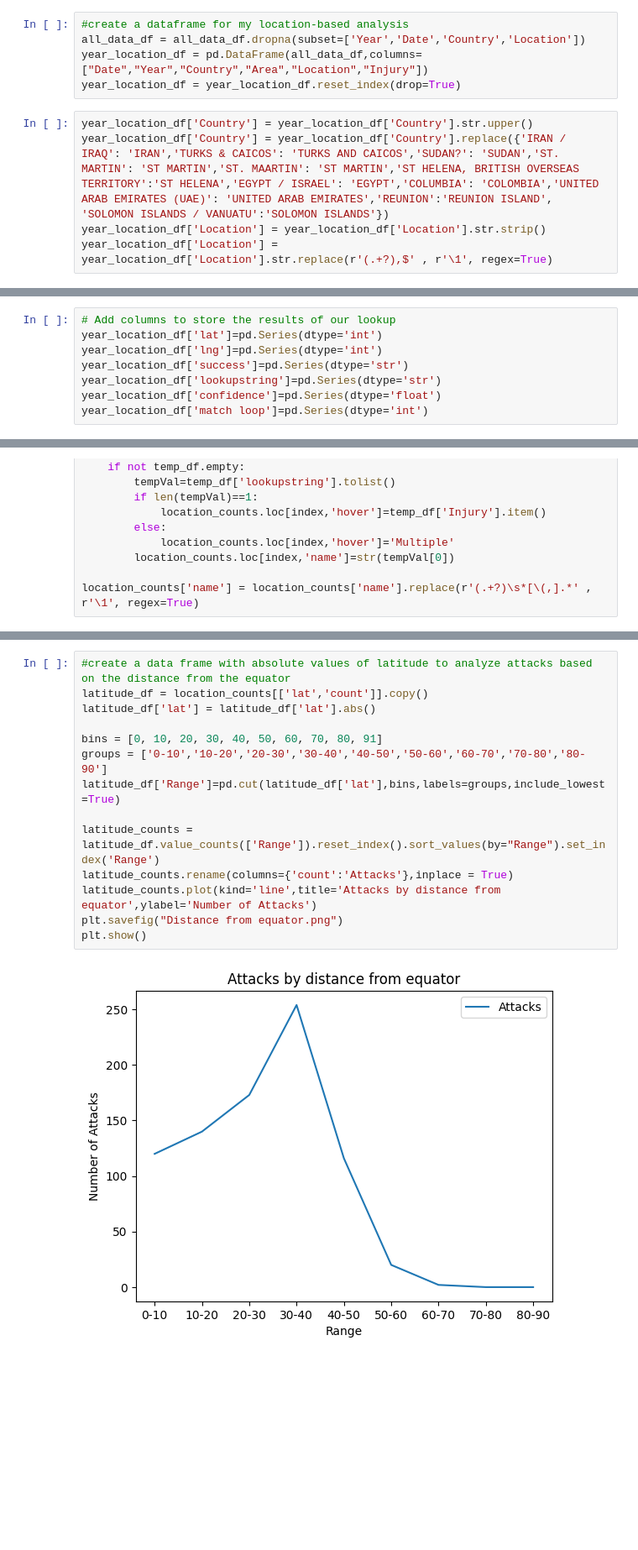
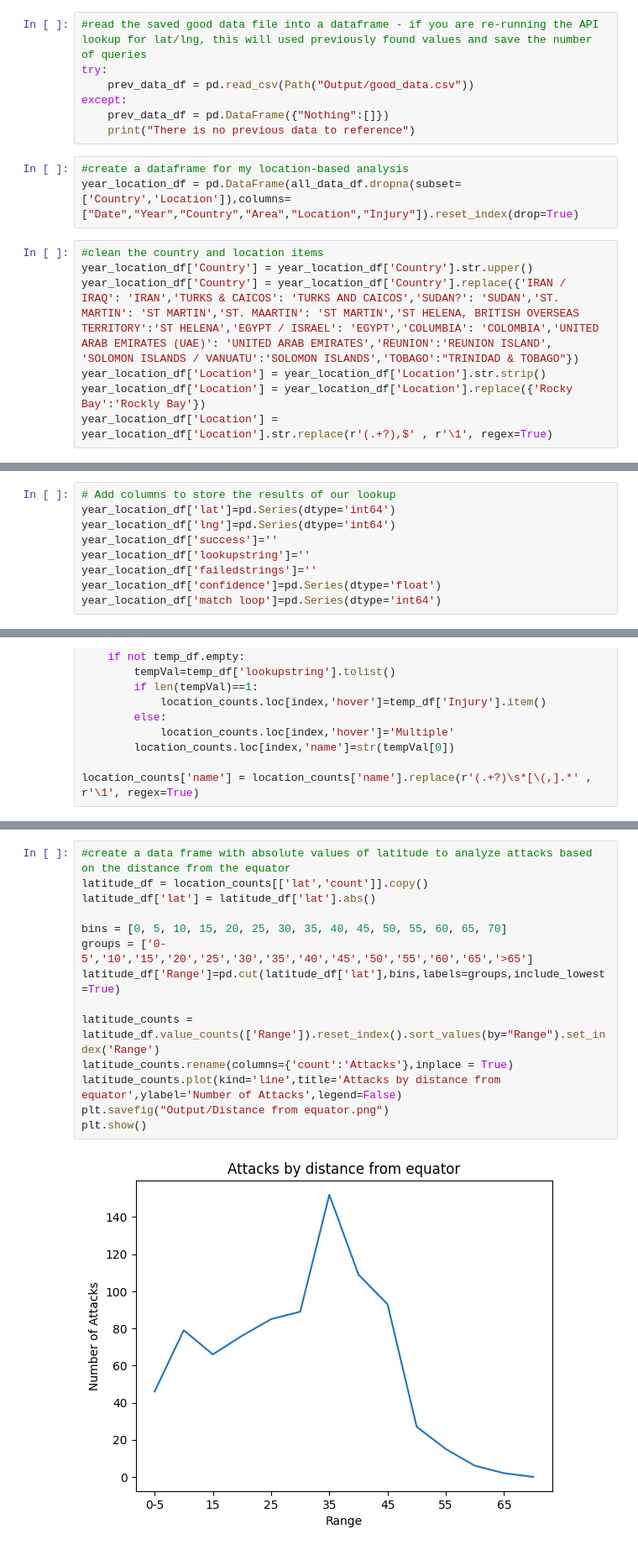
Before and after one commit to Tadespi/Project_1, a Jupyter notebook: Shark_Attack_Locations.ipynb, the cells around one changed output, grey strips where cells are left out. Shown: that part at 84% size. Cells and saved outputs as stored; diff of their text form; blank space fills up the shorter version.

Commit message:
clean up

```diff
--- a/Shark_Attack_Locations.ipynb
+++ b/Shark_Attack_Locations.ipynb
@@ -20,13 +20,20 @@ data_file=Path("global-shark-attack.xlsx")
 all_data_df = pd.read_excel(data_file)
+# %%
+#read the saved good data file into a dataframe - if you are re-running the API lookup for lat/lng, this will used previously found values and save the number of queries
+try:
+    prev_data_df = pd.read_csv(Path("Output/good_data.csv"))
+except:
+    prev_data_df = pd.DataFrame({"Nothing":[]})
+    print("There is no previous data to reference")
 # %%
 #create a dataframe for my location-based analysis
-all_data_df = all_data_df.dropna(subset=['Year','Date','Country','Location'])
-year_location_df = pd.DataFrame(all_data_df,columns=["Date","Year","Country","Area","Location","Injury"])
-year_location_df = year_location_df.reset_index(drop=True)
+year_location_df = pd.DataFrame(all_data_df.dropna(subset=['Country','Location']),columns=["Date","Year","Country","Area","Location","Injury"]).reset_index(drop=True)
 # %%
+#clean the country and location items
 year_location_df['Country'] = year_location_df['Country'].str.upper()
-year_location_df['Country'] = year_location_df['Country'].replace({'IRAN / IRAQ': 'IRAN','TURKS & CAICOS': 'TURKS AND CAICOS','SUDAN?': 'SUDAN','ST. MARTIN': 'ST MARTIN','ST. MAARTIN': 'ST MARTIN','ST HELENA, BRITISH OVERSEAS TERRITORY':'ST HELENA','EGYPT / ISRAEL': 'EGYPT','COLUMBIA': 'COLOMBIA','UNITED ARAB EMIRATES (UAE)': 'UNITED ARAB EMIRATES','REUNION':'REUNION ISLAND', 'SOLOMON ISLANDS / VANUATU':'SOLOMON ISLANDS'})
+year_location_df['Country'] = year_location_df['Country'].replace({'IRAN / IRAQ': 'IRAN','TURKS & CAICOS': 'TURKS AND CAICOS','SUDAN?': 'SUDAN','ST. MARTIN': 'ST MARTIN','ST. MAARTIN': 'ST MARTIN','ST HELENA, BRITISH OVERSEAS TERRITORY':'ST HELENA','EGYPT / ISRAEL': 'EGYPT','COLUMBIA': 'COLOMBIA','UNITED ARAB EMIRATES (UAE)': 'UNITED ARAB EMIRATES','REUNION':'REUNION ISLAND', 'SOLOMON ISLANDS / VANUATU':'SOLOMON ISLANDS','TOBAGO':"TRINIDAD & TOBAGO"})
 year_location_df['Location'] = year_location_df['Location'].str.strip()
+year_location_df['Location'] = year_location_df['Location'].replace({'Rocky Bay':'Rockly Bay'})
 year_location_df['Location'] = year_location_df['Location'].str.replace(r'(.+?),$' , r'\1', regex=True)
 # %%
 #create a function for checking the API and returning pertinent values
@@ -90,9 +106,10 @@ def assemblestring(data):
     return retVal
 # %%
 # Add columns to store the results of our lookup
-year_location_df['lat']=pd.Series(dtype='int')
-year_location_df['lng']=pd.Series(dtype='int')
-year_location_df['success']=pd.Series(dtype='str')
-year_location_df['lookupstring']=pd.Series(dtype='str')
+year_location_df['lat']=pd.Series(dtype='int64')
+year_location_df['lng']=pd.Series(dtype='int64')
+year_location_df['success']=''
+year_location_df['lookupstring']=''
+year_location_df['failedstrings']=''
 year_location_df['confidence']=pd.Series(dtype='float')
-year_location_df['match loop']=pd.Series(dtype='int')
+year_location_df['match loop']=pd.Series(dtype='int64')
@@ -275,19 +292,19 @@ WARNING:bokeh.core.validation.check:W-1005 (FIXED_SIZING_MODE): 'fixed' sizing m
 # %%
 #create a data frame with absolute values of latitude to analyze attacks based on the distance from the equator
 latitude_df = location_counts[['lat','count']].copy()
 latitude_df['lat'] = latitude_df['lat'].abs()
 
-bins = [0, 10, 20, 30, 40, 50, 60, 70, 80, 91]
-groups = ['0-10','10-20','20-30','30-40','40-50','50-60','60-70','70-80','80-90']
+bins = [0, 5, 10, 15, 20, 25, 30, 35, 40, 45, 50, 55, 60, 65, 70]
+groups = ['0-5','10','15','20','25','30','35','40','45','50','55','60','65','>65']
 latitude_df['Range']=pd.cut(latitude_df['lat'],bins,labels=groups,include_lowest=True)
 
 latitude_counts = latitude_df.value_counts(['Range']).reset_index().sort_values(by="Range").set_index('Range')
 latitude_counts.rename(columns={'count':'Attacks'},inplace = True)
-latitude_counts.plot(kind='line',title='Attacks by distance from equator',ylabel='Number of Attacks')
-plt.savefig("Distance from equator.png")
+latitude_counts.plot(kind='line',title='Attacks by distance from equator',ylabel='Number of Attacks',legend=False)
+plt.savefig("Output/Distance from equator.png")
 plt.show()
 # %% [output]
-[figure, old version]
+[figure, new version]
 # %%
 #create a dataframe for my country counts
 country_counts = year_location_df.value_counts(['Country']).reset_index().set_index('Country')
```
Also changed, not shown: parts of 7 cells of this notebook, 7 other files.
